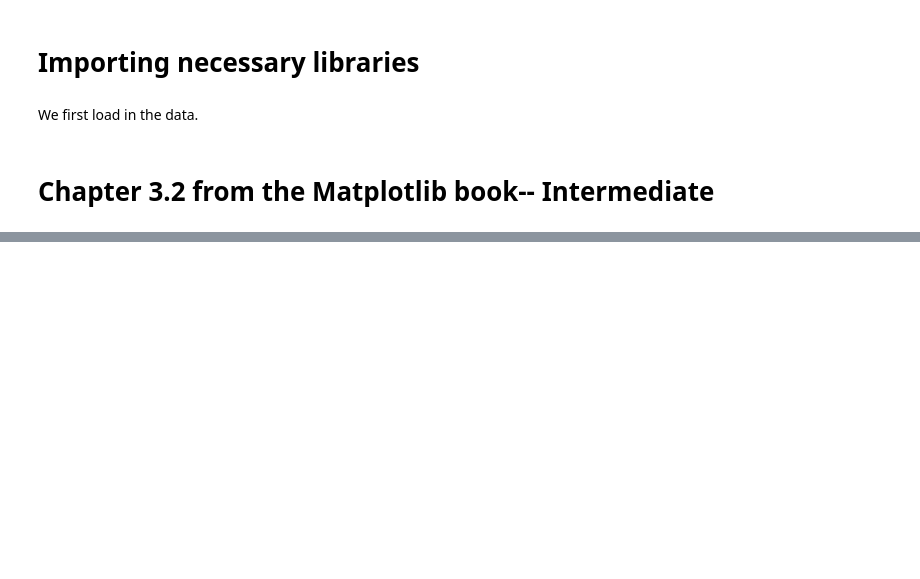
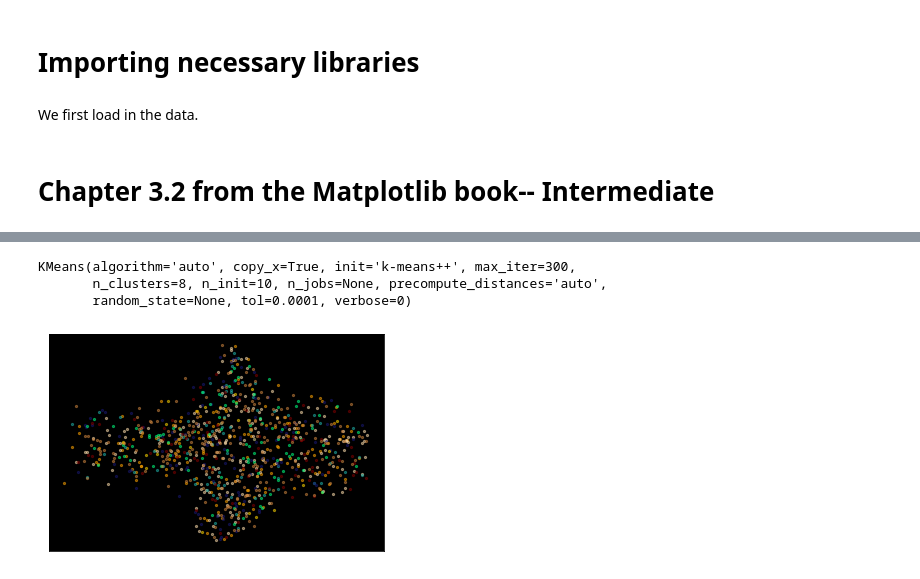
Before and after one commit to mariakesa/MatplotlibForNeuroscientists, a Jupyter notebook: ChenEtAl2018.ipynb, the cells around one changed output, grey strips where cells are left out. Saved outputs shown, nothing was run; the diff lists cells and outputs as text; code cells hidden in the pictures; blank space fills up the shorter version.

Commit message:
Add kmeans

```diff
--- a/ChenEtAl2018.ipynb
+++ b/ChenEtAl2018.ipynb
@@ -48,0 +52,21 @@ AttributeError: 'AxesSubplot' object has no attribute 'ytick'
+# %%
+kmeans=KMeans(n_clusters=8)
+kmeans.fit(neural_dat[:1000,random_neurons])
+# %% [output]
+KMeans(algorithm='auto', copy_x=True, init='k-means++', max_iter=300,
+       n_clusters=8, n_init=10, n_jobs=None, precompute_distances='auto',
+       random_state=None, tol=0.0001, verbose=0)
+# %%
+fig = plt.figure()
+ax = fig.add_subplot(111)
+rect = ax.patch # a Rectangle instance
+rect.set_facecolor('black')
+
+colors=['orange','navajowhite','lightseagreen','midnightblue','springgreen','gold','maroon','peru']
+for cluster in range(0,8):
+    inds=np.where(kmeans.labels_==cluster)
+    ax.scatter(cell_pos[inds,0], cell_pos[inds,1], c=colors[cluster], alpha = .5,s=5)
+    ax.set_yticks([])
+    ax.set_xticks([])
+# %% [output]
+[figure, added]
```
Also changed, not shown: parts of 3 cells of this notebook.
